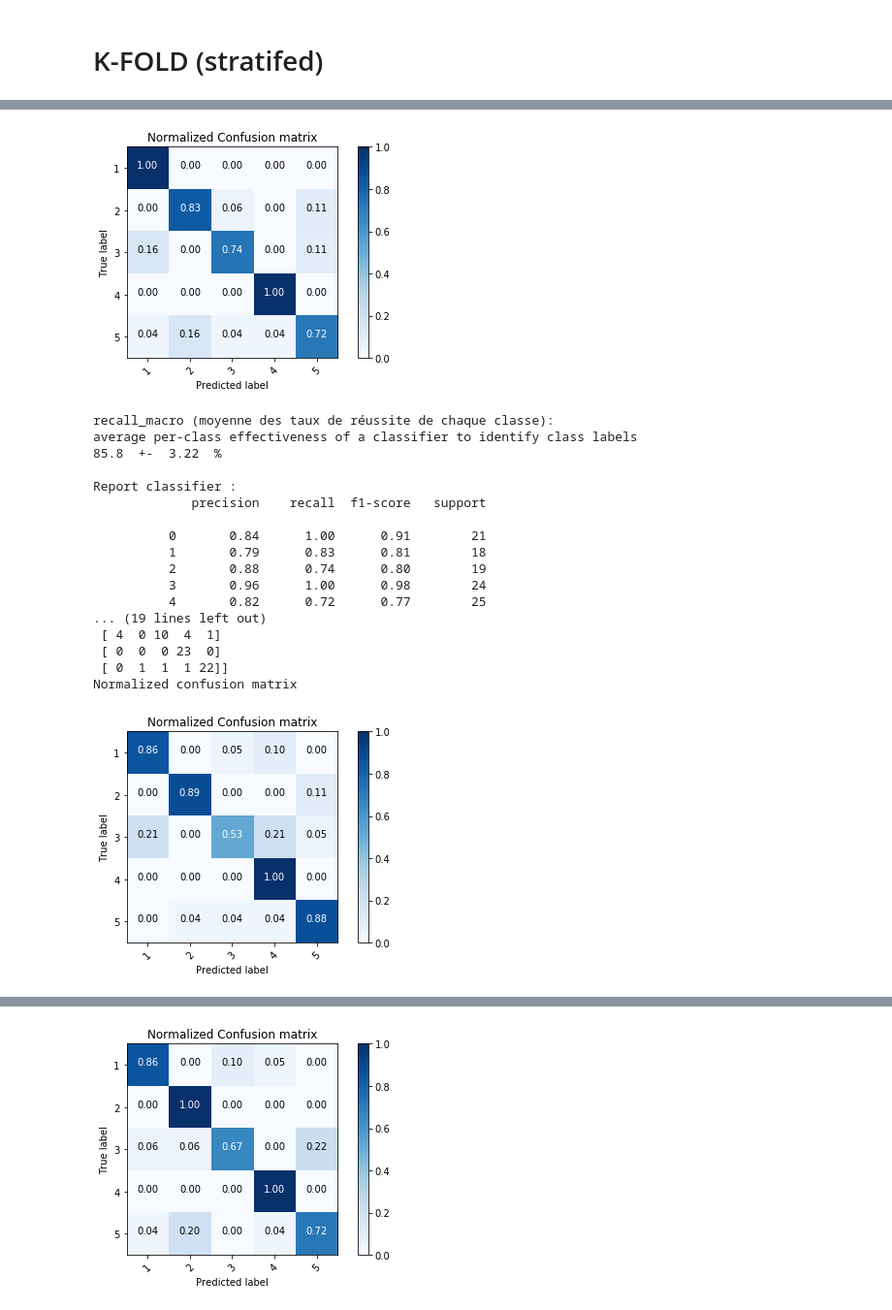
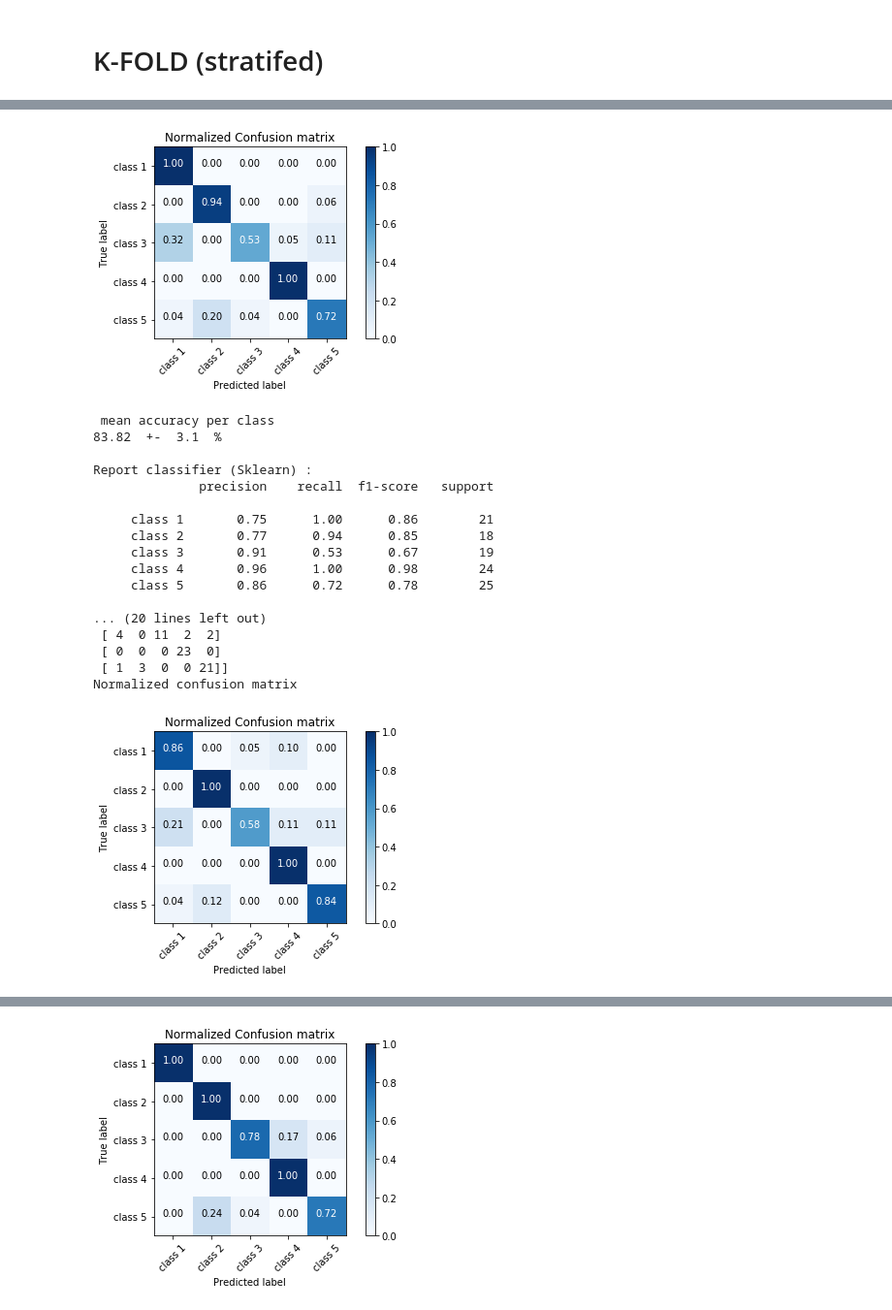
Before and after one commit to rnoyelle/deep_neuro, a Jupyter notebook: main_jupyter.ipynb, the cells around one changed output, grey strips where cells are left out. Shown at 97% size. Saved outputs shown, nothing was run; the diff lists cells and outputs as text; code cells hidden in the pictures.

```diff
--- a/main_jupyter.ipynb
+++ b/main_jupyter.ipynb
@@ -273,7 +274,7 @@ data = matnpy.get_subset_by_areas(sess_no, raw_path,
                          align_on, from_time, to_time,
                          lowcut, highcut,
                          target_areas,
-                         epsillon = 10, order= 3,
+                         epsillon = 100, order= 3,
                          only_correct_trials = only_correct_trials, renorm = renorm, elec_type = 'grid')
 
 n_chans = data.shape[1]
@@ -507,9 +500,16 @@ seed
 
 confusion_matrix = sklearn.metrics.confusion_matrix(y_true, y_pred)
 
-recall_macro, error_bar, recall_macro_per_class, n_test = get_recall_macro(confusion_matrix)
+recall_macro, error_bar, recall_macro_per_class, n_test = get_mean_accuracy_per_class(confusion_matrix)
 
-classif_report_per_class = sklearn.metrics.classification_report(y_true, y_pred)
+#classes_names = np.arange(1,classes+1,1)
+classes_names = ['class '+str(i) for i in range(1, classes+1)]
+# if decode_for == 'stim':
+#     classes_names = io.get_image_names(rinfo_path)
+# else:
+#     classes_names = ['fail', 'succes']
+
+classif_report_per_class = sklearn.metrics.classification_report(y_true, y_pred, target_names=classes_names)
 classif_report = rapport(confusion_matrix)
 
 
@@ -517,7 +517,7 @@ print('confusion matrix :')
 print(confusion_matrix)
 
 plt.figure()
-classes_names = np.arange(1,classes+1,1)
+
 plot_confusion_matrix(confusion_matrix, classes_names, normalize=True, title='Normalized Confusion matrix')
 plt.show()
 
@@ -668,14 +668,14 @@ for idx_train, idx_test in kf.split(data, np.argmax(targets[:,:], axis=1)):
         confusion_matrix = sklearn.metrics.confusion_matrix(y_true, y_pred)
 
         # recall macro
-        recall_macro, error_bar, recall_macro_per_class, n_test = get_recall_macro(confusion_matrix)
+        recall_macro, error_bar, recall_macro_per_class, n_test = get_mean_accuracy_per_class(confusion_matrix)
 
 #         y_true = np.argmax(curr_y_test, axis = 1)
 #         y_pred = np.argmax(curr_y_predict, axis = 1)
 
 
-        print('test accuracy: CNN %g ' % (acc_cnn) )
-        print('test recall_macro: %g +- %g' % (recall_macro, error_bar))
+        #print('test accuracy: CNN %g ' % (acc_cnn) )
+        print('test mean accuracy per class: %g +- %g' % (recall_macro, error_bar))
 
         # Get size of weights
         size_weights = sess.run(weights_shape)
@@ -700,5 +700,7 @@ test recall_macro: 0.898286 +- 0.0290569
 # %%
 for key in dico_fold.keys():
+
+
 
     print('\n')
 
@@ -713,24 +715,31 @@ for key in dico_fold.keys():
 
     confusion_matrix = sklearn.metrics.confusion_matrix(y_true, y_pred)
 
-    recall_macro, error_bar, recall_macro_per_class, n_test = get_recall_macro(confusion_matrix)
+    recall_macro, error_bar, recall_macro_per_class, n_test = get_mean_accuracy_per_class(confusion_matrix)
 
-    classif_report_per_class = sklearn.metrics.classification_report(y_true, y_pred)
+
+    #classes_names = np.arange(1,classes+1,1)
+    classes_names = ['class '+str(i) for i in range(1, classes+1)]
+    # if decode_for == 'stim':
+    #     classes_names = io.get_image_names(rinfo_path)
+    # else:
+    #     classes_names = ['fail', 'succes']
+
+    classif_report_per_class = sklearn.metrics.classification_report(y_true, y_pred, target_names=classes_names)
     classif_report = rapport(confusion_matrix)
 
 
     print('confusion matrix :')
     print(confusion_matrix)
     plt.figure()
-    classes_names = np.arange(1,classes+1,1)
+
     plot_confusion_matrix(confusion_matrix, classes_names, normalize=True, title='Normalized Confusion matrix')
     plt.show()
 
-    print('\nrecall_macro (moyenne des taux de réussite de chaque classe):')
-    print('average per-class effectiveness of a classifier to identify class labels')
+    print('\n mean accuracy per class')
     print( round(100* recall_macro, 2), ' +- ', round(100*error_bar, 2), ' %')
 
-    print('\nReport classifier :')
+    print('\nReport classifier (Sklearn) :')
     print(classif_report_per_class)
 
     for key in classif_report:
@@ -768,20 +777,20 @@ Report classifier :
 Normalized confusion matrix
-[figure, old version]
+[figure, new version]
-recall_macro (moyenne des taux de réussite de chaque classe):
-average per-class effectiveness of a classifier to identify class labels
-85.8  +-  3.22  %
+ mean accuracy per class
+83.82  +-  3.1  %
 
-Report classifier :
-             precision    recall  f1-score   support
+Report classifier (Sklearn) :
+              precision    recall  f1-score   support
 
-          0       0.84      1.00      0.91        21
-          1       0.79      0.83      0.81        18
-          2       0.88      0.74      0.80        19
-          3       0.96      1.00      0.98        24
-          4       0.82      0.72      0.77        25
-... (19 lines left out)
- [ 4  0 10  4  1]
+     class 1       0.75      1.00      0.86        21
+     class 2       0.77      0.94      0.85        18
+     class 3       0.91      0.53      0.67        19
+     class 4       0.96      1.00      0.98        24
+     class 5       0.86      0.72      0.78        25
+
+... (20 lines left out)
+ [ 4  0 11  2  2]
  [ 0  0  0 23  0]
- [ 0  1  1  1 22]]
+ [ 1  3  0  0 21]]
 Normalized confusion matrix
-[figure, old version]
+[figure, new version]
@@ -804,2 +813,2 @@ Report classifier :
 Normalized confusion matrix
-[figure, old version]
+[figure, new version]
```
Also changed, not shown: parts of 17 cells of this notebook.
